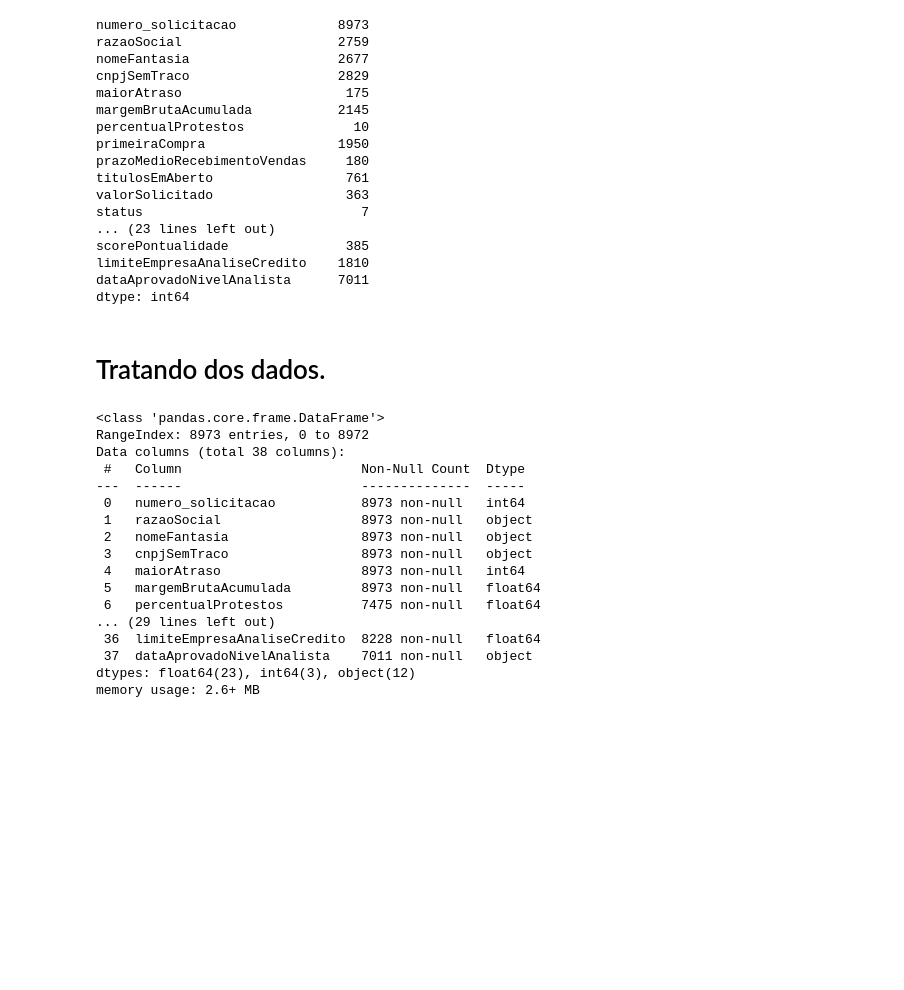
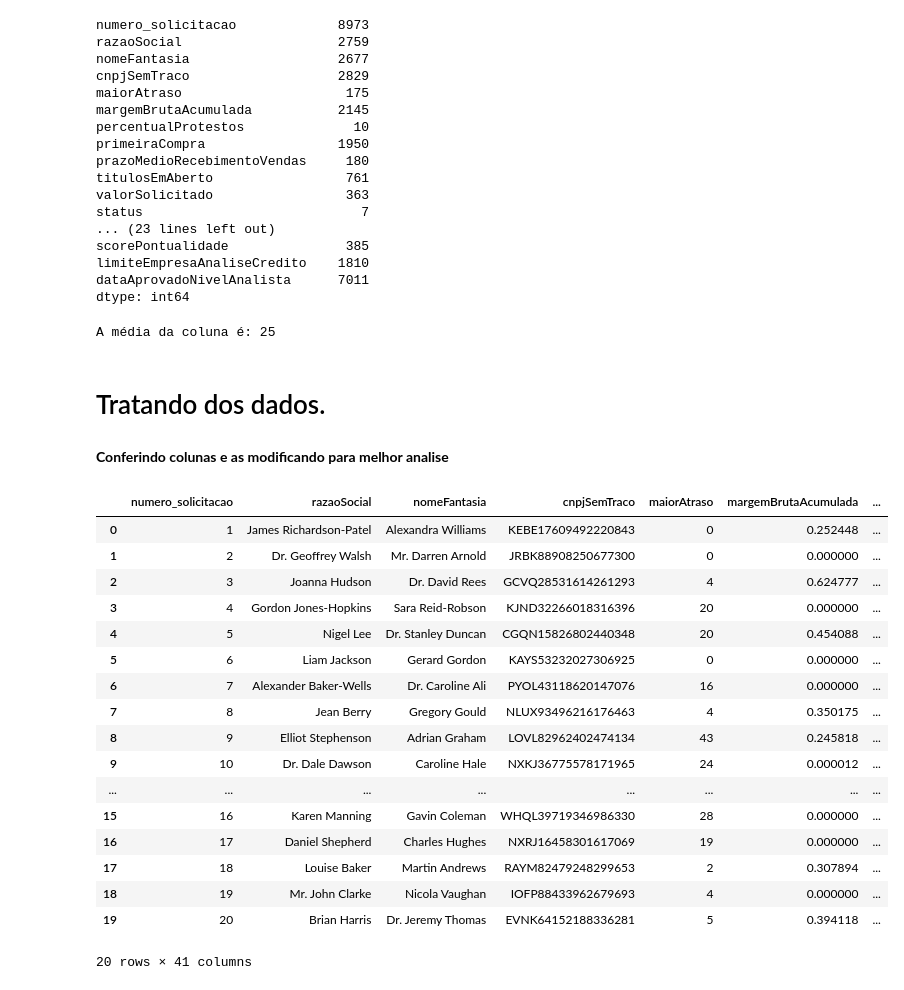
Before and after one commit to VictorHaBarra/ABX-CP2-IA, a Jupyter notebook: ABXDesafio.ipynb, the cells around one changed output. Saved outputs shown, nothing was run; the diff lists cells and outputs as text; code cells hidden in the pictures; blank space fills up the shorter version.

```diff
--- a/ABXDesafio.ipynb
+++ b/ABXDesafio.ipynb
@@ -13,7 +13,7 @@ from sklearn.decomposition import PCA
 # %% [markdown]
 # Importação do dataframe & Analise de dados.
 # %%
-data = pd.read_csv("data.csv")
+data = pd.read_csv("solicitacoescredito.csv")
 # %%
 data.head()
 # %% [output]
@@ -77,25 +77,34 @@ scorePontualidade               385
 limiteEmpresaAnaliseCredito    1810
 dataAprovadoNivelAnalista      7011
 dtype: int64
+# %%
+#Verificação da media de atraso em dias
+media = data['maiorAtraso'].mean()
+print(f"A média da coluna é: {media:.0f}")
+# %% [output]
+A média da coluna é: 25
 # %% [markdown]
 # Tratando dos dados.
-# %%
-data.info()
-# %% [output]
-<class 'pandas.core.frame.DataFrame'>
-RangeIndex: 8973 entries, 0 to 8972
-Data columns (total 38 columns):
- #   Column                       Non-Null Count  Dtype
----  ------                       --------------  -----
- 0   numero_solicitacao           8973 non-null   int64
- 1   razaoSocial                  8973 non-null   object
- 2   nomeFantasia                 8973 non-null   object
- 3   cnpjSemTraco                 8973 non-null   object
- 4   maiorAtraso                  8973 non-null   int64
- 5   margemBrutaAcumulada         8973 non-null   float64
- 6   percentualProtestos          7475 non-null   float64
-... (29 lines left out)
- 36  limiteEmpresaAnaliseCredito  8228 non-null   float64
- 37  dataAprovadoNivelAnalista    7011 non-null   object
-dtypes: float64(23), int64(3), object(12)
-memory usage: 2.6+ MB
+# %% [markdown]
+**Conferindo colunas e as modificando para melhor analise**
+# %%
+data.head(20)
+# %% [output]
+|  | numero_solicitacao | razaoSocial | nomeFantasia | cnpjSemTraco | maiorAtraso | margemBrutaAcumulada | ... |
+| 0 | 1 | James Richardson-Patel | Alexandra Williams | KEBE17609492220843 | 0 | 0.252448 | ... |
+| 1 | 2 | Dr. Geoffrey Walsh | Mr. Darren Arnold | JRBK88908250677300 | 0 | 0.000000 | ... |
+| 2 | 3 | Joanna Hudson | Dr. David Rees | GCVQ28531614261293 | 4 | 0.624777 | ... |
+| 3 | 4 | Gordon Jones-Hopkins | Sara Reid-Robson | KJND32266018316396 | 20 | 0.000000 | ... |
+| 4 | 5 | Nigel Lee | Dr. Stanley Duncan | CGQN15826802440348 | 20 | 0.454088 | ... |
+| 5 | 6 | Liam Jackson | Gerard Gordon | KAYS53232027306925 | 0 | 0.000000 | ... |
+| 6 | 7 | Alexander Baker-Wells | Dr. Caroline Ali | PYOL43118620147076 | 16 | 0.000000 | ... |
+| 7 | 8 | Jean Berry | Gregory Gould | NLUX93496216176463 | 4 | 0.350175 | ... |
+| 8 | 9 | Elliot Stephenson | Adrian Graham | LOVL82962402474134 | 43 | 0.245818 | ... |
+| 9 | 10 | Dr. Dale Dawson | Caroline Hale | NXKJ36775578171965 | 24 | 0.000012 | ... |
+| ... | ... | ... | ... | ... | ... | ... | ... |
+| 15 | 16 | Karen Manning | Gavin Coleman | WHQL39719346986330 | 28 | 0.000000 | ... |
+| 16 | 17 | Daniel Shepherd | Charles Hughes | NXRJ16458301617069 | 19 | 0.000000 | ... |
+| 17 | 18 | Louise Baker | Martin Andrews | RAYM82479248299653 | 2 | 0.307894 | ... |
+| 18 | 19 | Mr. John Clarke | Nicola Vaughan | IOFP88433962679693 | 4 | 0.000000 | ... |
+| 19 | 20 | Brian Harris | Dr. Jeremy Thomas | EVNK64152188336281 | 5 | 0.394118 | ... |
+20 rows × 41 columns
```
Also changed, not shown: parts of 14 cells of this notebook.
